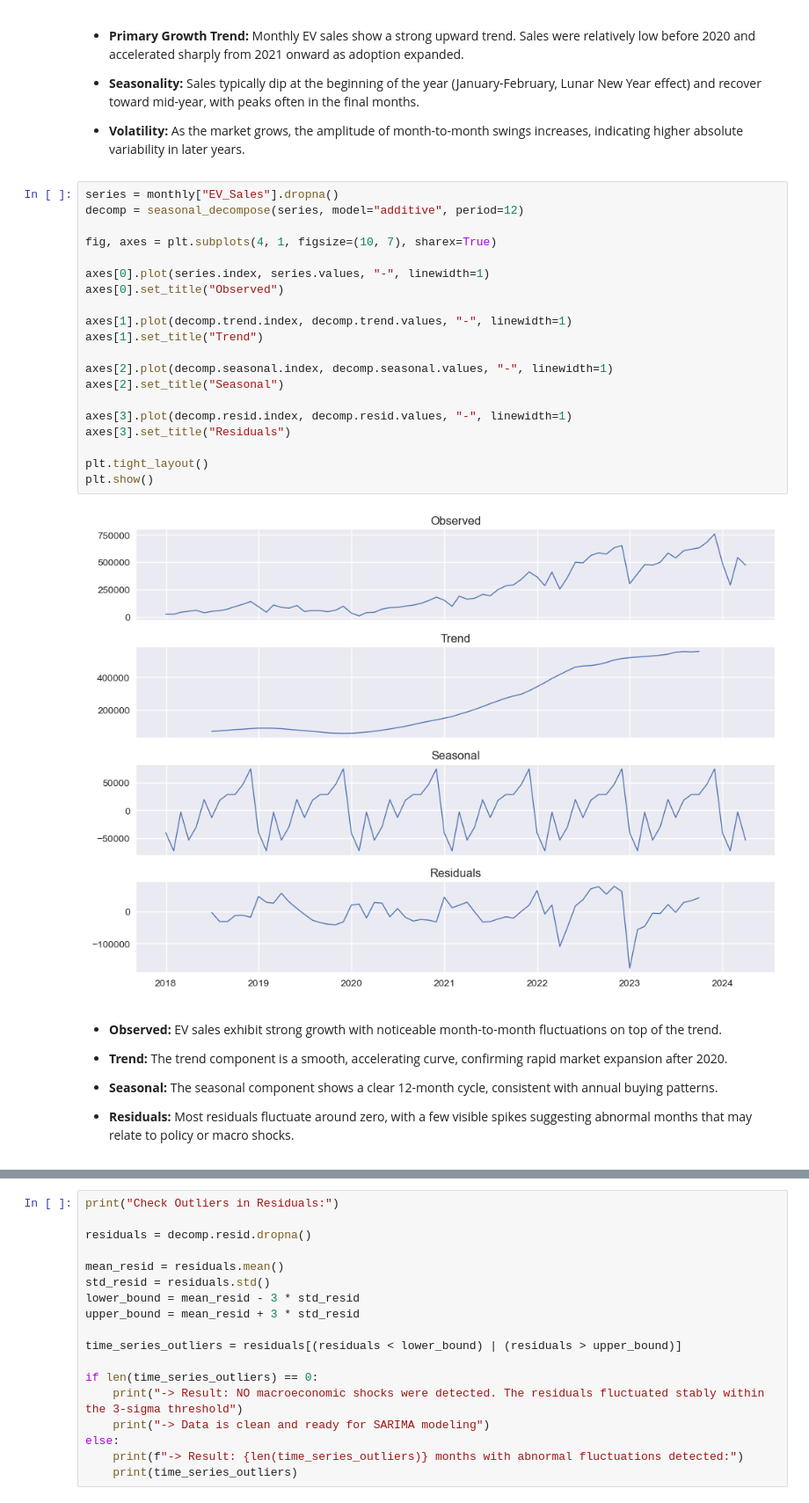
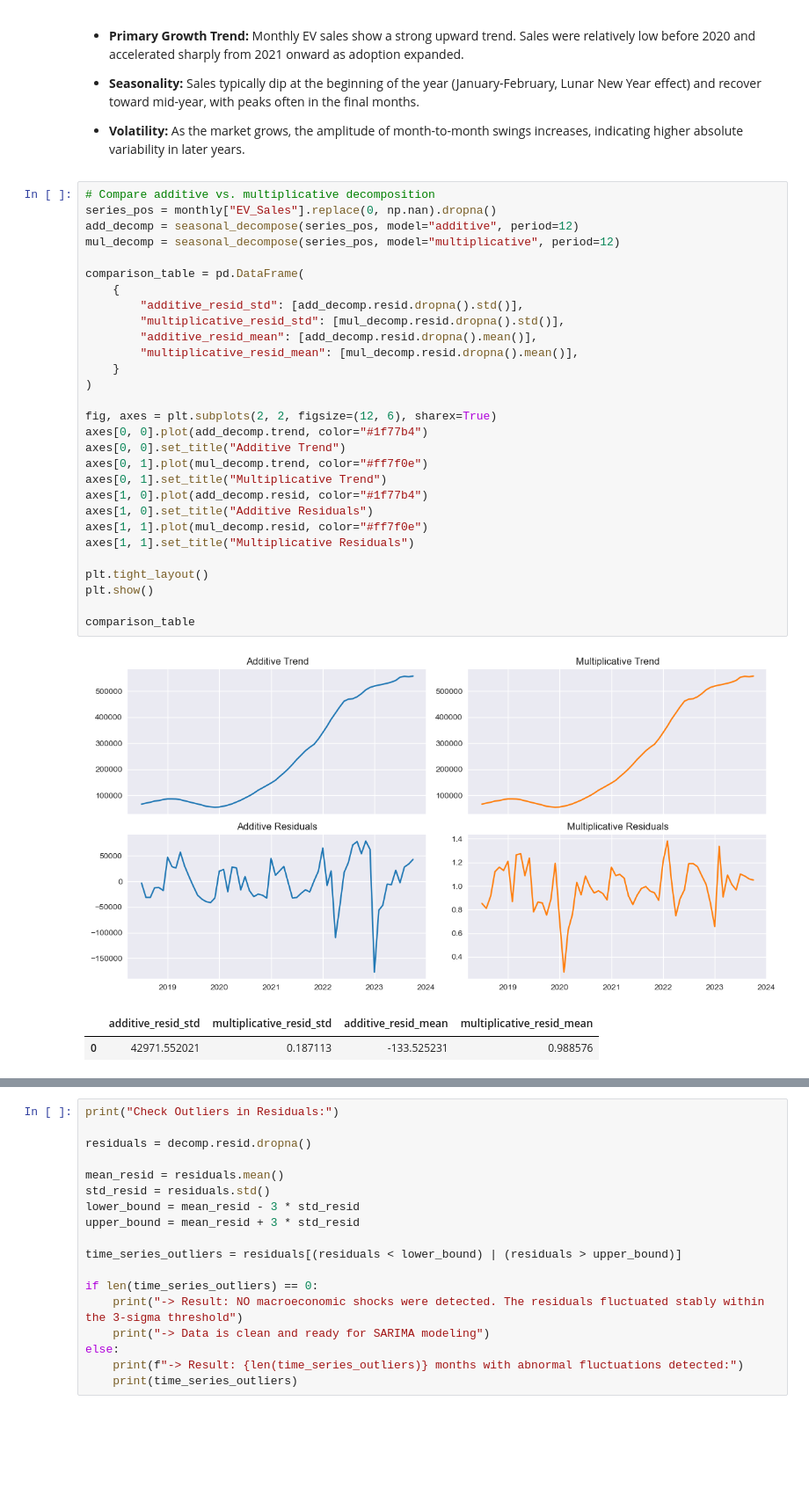
Before and after one commit to HoangPhuc-999/Forecasting-China-EV-Sales, a Jupyter notebook: Notebooks/01_Data_Prep_and_EDA.ipynb, the cells around one changed output, grey strips where cells are left out. Shown at 88% size. Drawn from its saved outputs; the diff is of its cells as text; blank space fills up the shorter version.

```diff
--- a/Notebooks/01_Data_Prep_and_EDA.ipynb
+++ b/Notebooks/01_Data_Prep_and_EDA.ipynb
@@ -176,31 +176,36 @@ plt.show()
 
 * **Seasonality:** Sales typically dip at the beginning of the year (January-February, Lunar New Year effect) and recover toward mid-year, with peaks often in the final months.
 * **Volatility:** As the market grows, the amplitude of month-to-month swings increases, indicating higher absolute variability in later years.
-# %%
-series = monthly["EV_Sales"].dropna()
-decomp = seasonal_decompose(series, model="additive", period=12)
-
-fig, axes = plt.subplots(4, 1, figsize=(10, 7), sharex=True)
-
-axes[0].plot(series.index, series.values, "-", linewidth=1)
-axes[0].set_title("Observed")
-
-axes[1].plot(decomp.trend.index, decomp.trend.values, "-", linewidth=1)
-axes[1].set_title("Trend")
-
-axes[2].plot(decomp.seasonal.index, decomp.seasonal.values, "-", linewidth=1)
-axes[2].set_title("Seasonal")
-
-axes[3].plot(decomp.resid.index, decomp.resid.values, "-", linewidth=1)
-axes[3].set_title("Residuals")
-
-plt.tight_layout()
-plt.show()
-# %% [output]
-[figure, removed]
-# %% [markdown]
-* **Observed:** EV sales exhibit strong growth with noticeable month-to-month fluctuations on top of the trend.
-
-* **Trend:** The trend component is a smooth, accelerating curve, confirming rapid market expansion after 2020.
-* **Seasonal:** The seasonal component shows a clear 12-month cycle, consistent with annual buying patterns.
-* **Residuals:** Most residuals fluctuate around zero, with a few visible spikes suggesting abnormal months that may relate to policy or macro shocks.
+# %%
+# Compare additive vs. multiplicative decomposition
+series_pos = monthly["EV_Sales"].replace(0, np.nan).dropna()
+add_decomp = seasonal_decompose(series_pos, model="additive", period=12)
+mul_decomp = seasonal_decompose(series_pos, model="multiplicative", period=12)
+
+comparison_table = pd.DataFrame(
+    {
+        "additive_resid_std": [add_decomp.resid.dropna().std()],
+        "multiplicative_resid_std": [mul_decomp.resid.dropna().std()],
+        "additive_resid_mean": [add_decomp.resid.dropna().mean()],
+        "multiplicative_resid_mean": [mul_decomp.resid.dropna().mean()],
+    }
+)
+
+fig, axes = plt.subplots(2, 2, figsize=(12, 6), sharex=True)
+axes[0, 0].plot(add_decomp.trend, color="#1f77b4")
+axes[0, 0].set_title("Additive Trend")
+axes[0, 1].plot(mul_decomp.trend, color="#ff7f0e")
+axes[0, 1].set_title("Multiplicative Trend")
+axes[1, 0].plot(add_decomp.resid, color="#1f77b4")
+axes[1, 0].set_title("Additive Residuals")
+axes[1, 1].plot(mul_decomp.resid, color="#ff7f0e")
+axes[1, 1].set_title("Multiplicative Residuals")
+
+plt.tight_layout()
+plt.show()
+
+comparison_table
+# %% [output]
+[figure, added]
+|  | additive_resid_std | multiplicative_resid_std | additive_resid_mean | multiplicative_resid_mean |
+| 0 | 42971.552021 | 0.187113 | -133.525231 | 0.988576 |
```
Also changed, not shown: parts of 4 cells of this notebook.
